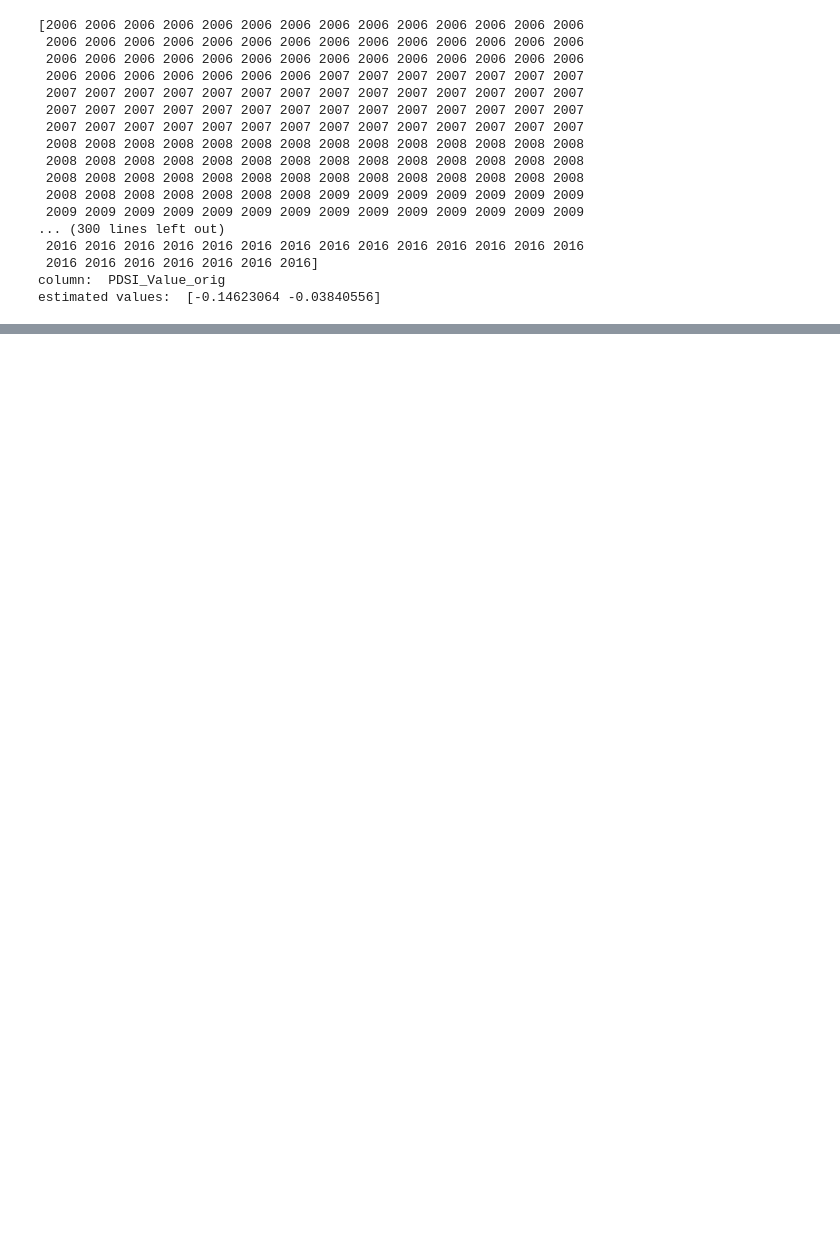
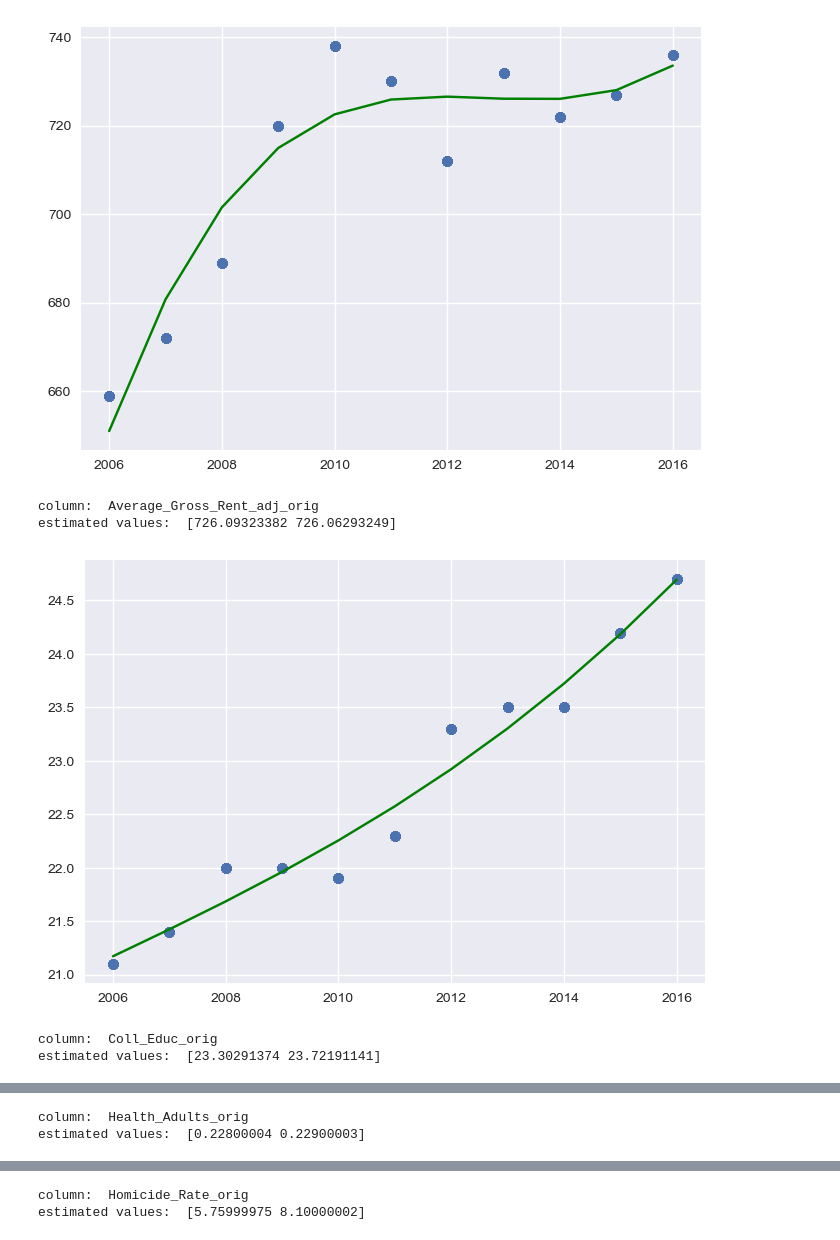
Before and after one commit to MurphyPeisel/cs287-project, a Jupyter notebook: 287_project_leah_week4.ipynb, the cells around one changed output, grey strips where cells are left out. Drawn from its saved outputs; the diff is of its cells as text; code cells hidden in the pictures; blank space fills up the shorter version.

```diff
--- a/287_project_leah_week4.ipynb
+++ b/287_project_leah_week4.ipynb
@@ -169,26 +170,15 @@ imputation_columns=['Average_Gross_Rent_adj_orig','Coll_Educ_orig', 'Health_Adul
 # %%
 #code to run estimations for alll of the variables
 
 years=[2013,2014]
 for col in imputation_columns:
-    estimated_values = fit_to_polynomial(data, [2013, 2014], col, 'AL', 3)
+    estimated_values = test_estimate(data, [2013, 2014], col, 'AL', 3)
     print('column: ', col)
     print('estimated values: ', estimated_values)
 # %% [output]
+[figure, added]
-[2006 2006 2006 2006 2006 2006 2006 2006 2006 2006 2006 2006 2006 2006
- 2006 2006 2006 2006 2006 2006 2006 2006 2006 2006 2006 2006 2006 2006
- 2006 2006 2006 2006 2006 2006 2006 2006 2006 2006 2006 2006 2006 2006
- 2006 2006 2006 2006 2006 2006 2006 2007 2007 2007 2007 2007 2007 2007
- 2007 2007 2007 2007 2007 2007 2007 2007 2007 2007 2007 2007 2007 2007
- 2007 2007 2007 2007 2007 2007 2007 2007 2007 2007 2007 2007 2007 2007
- 2007 2007 2007 2007 2007 2007 2007 2007 2007 2007 2007 2007 2007 2007
- 2008 2008 2008 2008 2008 2008 2008 2008 2008 2008 2008 2008 2008 2008
- 2008 2008 2008 2008 2008 2008 2008 2008 2008 2008 2008 2008 2008 2008
- 2008 2008 2008 2008 2008 2008 2008 2008 2008 2008 2008 2008 2008 2008
- 2008 2008 2008 2008 2008 2008 2008 2009 2009 2009 2009 2009 2009 2009
- 2009 2009 2009 2009 2009 2009 2009 2009 2009 2009 2009 2009 2009 2009
-... (300 lines left out)
- 2016 2016 2016 2016 2016 2016 2016 2016 2016 2016 2016 2016 2016 2016
- 2016 2016 2016 2016 2016 2016 2016]
-column:  PDSI_Value_orig
-estimated values:  [-0.14623064 -0.03840556]
+column:  Average_Gross_Rent_adj_orig
+estimated values:  [726.09323382 726.06293249]
+[figure, added]
+column:  Coll_Educ_orig
+estimated values:  [23.30291374 23.72191141]
@@ -194,0 +186,2 @@ estimated values:  [-0.14623064 -0.03840556]
+column:  Health_Adults_orig
+estimated values:  [0.22800004 0.22900003]
@@ -194,0 +189,2 @@ estimated values:  [-0.14623064 -0.03840556]
+column:  Homicide_Rate_orig
+estimated values:  [5.75999975 8.10000002]
```
Also changed, not shown: parts of 6 cells of this notebook.
